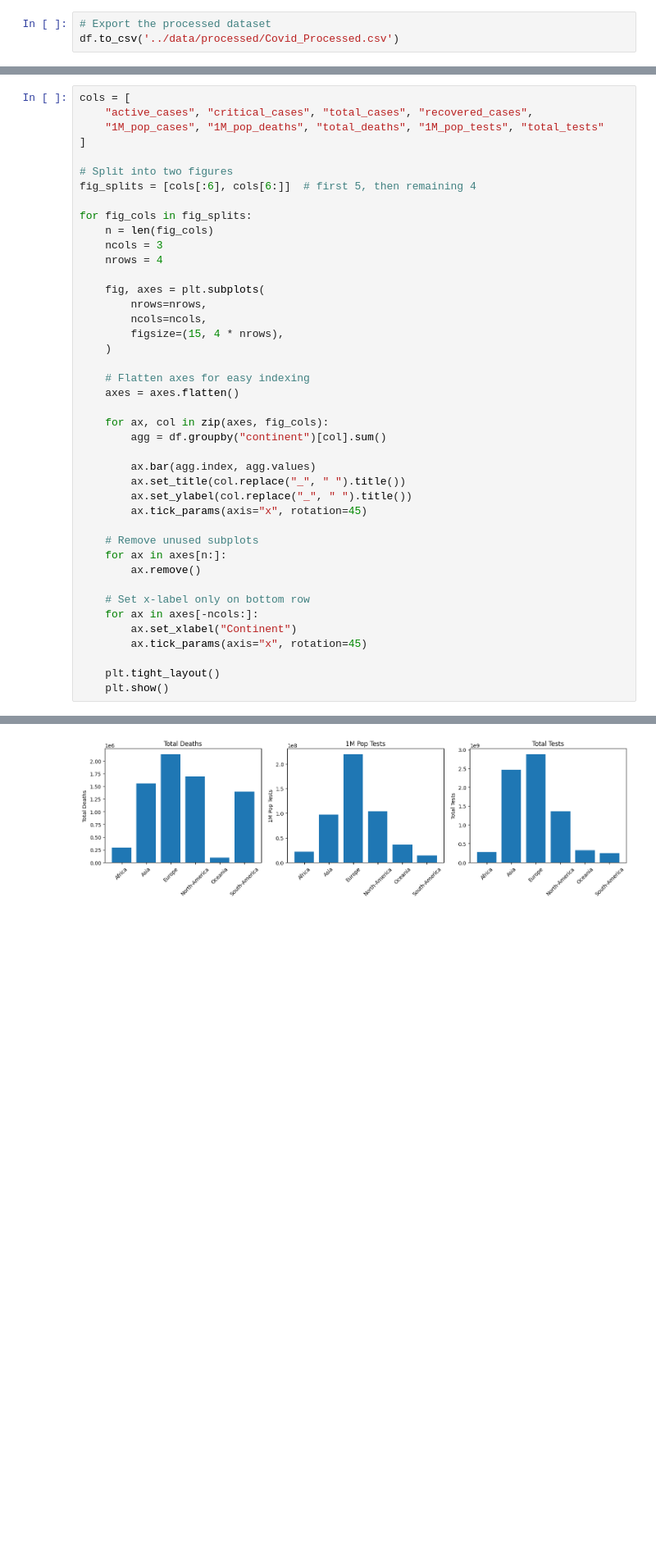
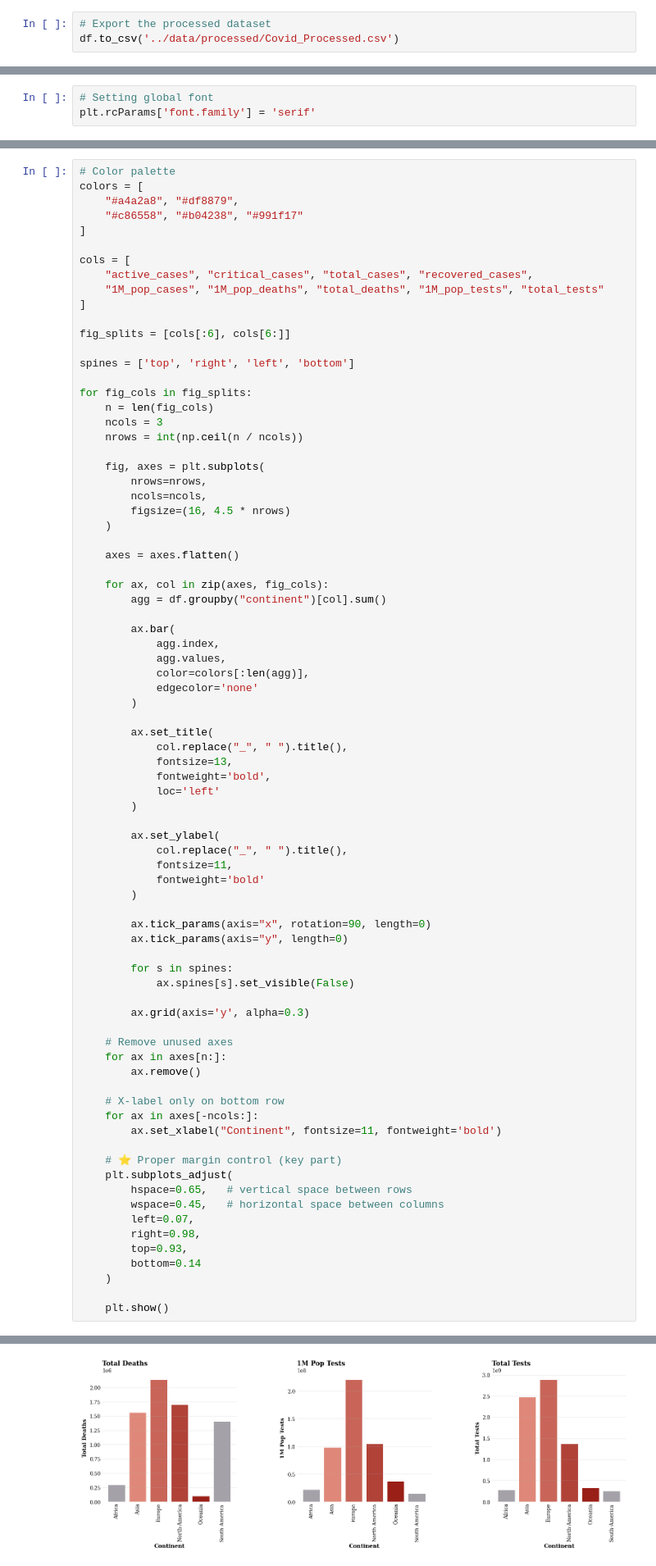
Before and after one commit to ahmedllshafiey/COVID-Data-Notebook, a Jupyter notebook: notebook/analysis.ipynb, the cells around one changed output, grey strips where cells are left out. Shown at 82% size. Saved outputs shown, nothing was run; the diff lists cells and outputs as text; blank space fills up the shorter version.

Commit message:
add: data analysis done and figure

```diff
--- a/notebook/analysis.ipynb
+++ b/notebook/analysis.ipynb
@@ -56,0 +35,3 @@ memory usage: 25.0+ KB
+# %%
+# Setting global font
+plt.rcParams['font.family'] = 'serif'
@@ -57,43 +62,80 @@ memory usage: 25.0+ KB
 # %%
+# Color palette
+colors = [
+    "#a4a2a8", "#df8879",
+    "#c86558", "#b04238", "#991f17"
+]
+
 cols = [
     "active_cases", "critical_cases", "total_cases", "recovered_cases",
     "1M_pop_cases", "1M_pop_deaths", "total_deaths", "1M_pop_tests", "total_tests"
 ]
 
-# Split into two figures
-fig_splits = [cols[:6], cols[6:]]  # first 5, then remaining 4
+fig_splits = [cols[:6], cols[6:]]
+
+spines = ['top', 'right', 'left', 'bottom']
 
 for fig_cols in fig_splits:
     n = len(fig_cols)
     ncols = 3
-    nrows = 4
+    nrows = int(np.ceil(n / ncols))
 
     fig, axes = plt.subplots(
         nrows=nrows,
         ncols=ncols,
-        figsize=(15, 4 * nrows),
+        figsize=(16, 4.5 * nrows)
     )
 
-    # Flatten axes for easy indexing
     axes = axes.flatten()
 
     for ax, col in zip(axes, fig_cols):
         agg = df.groupby("continent")[col].sum()
 
-        ax.bar(agg.index, agg.values)
-        ax.set_title(col.replace("_", " ").title())
-        ax.set_ylabel(col.replace("_", " ").title())
-        ax.tick_params(axis="x", rotation=45)
+        ax.bar(
+            agg.index,
+            agg.values,
+            color=colors[:len(agg)],
+            edgecolor='none'
+        )
 
-    # Remove unused subplots
+        ax.set_title(
+            col.replace("_", " ").title(),
+            fontsize=13,
+            fontweight='bold',
+            loc='left'
+        )
+
+        ax.set_ylabel(
+            col.replace("_", " ").title(),
+            fontsize=11,
+            fontweight='bold'
+        )
+
+        ax.tick_params(axis="x", rotation=90, length=0)
+        ax.tick_params(axis="y", length=0)
+
+        for s in spines:
+            ax.spines[s].set_visible(False)
+
+        ax.grid(axis='y', alpha=0.3)
+
+    # Remove unused axes
     for ax in axes[n:]:
         ax.remove()
 
-    # Set x-label only on bottom row
+    # X-label only on bottom row
     for ax in axes[-ncols:]:
-        ax.set_xlabel("Continent")
-        ax.tick_params(axis="x", rotation=45)
+        ax.set_xlabel("Continent", fontsize=11, fontweight='bold')
 
-    plt.tight_layout()
+    # ⭐ Proper margin control (key part)
+    plt.subplots_adjust(
+        hspace=0.65,   # vertical space between rows
+        wspace=0.45,   # horizontal space between columns
+        left=0.07,
+        right=0.98,
+        top=0.93,
+        bottom=0.14
+    )
+
     plt.show()
 # %% [output]
@@ -101 +143 @@ for fig_cols in fig_splits:
-[figure, old version]
+[figure, new version]
```
Also changed, not shown: parts of 16 cells of this notebook, 10 other files.
